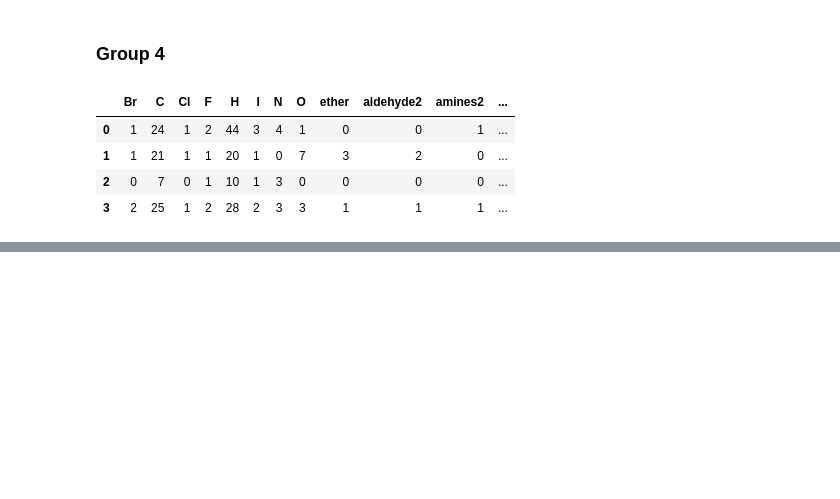
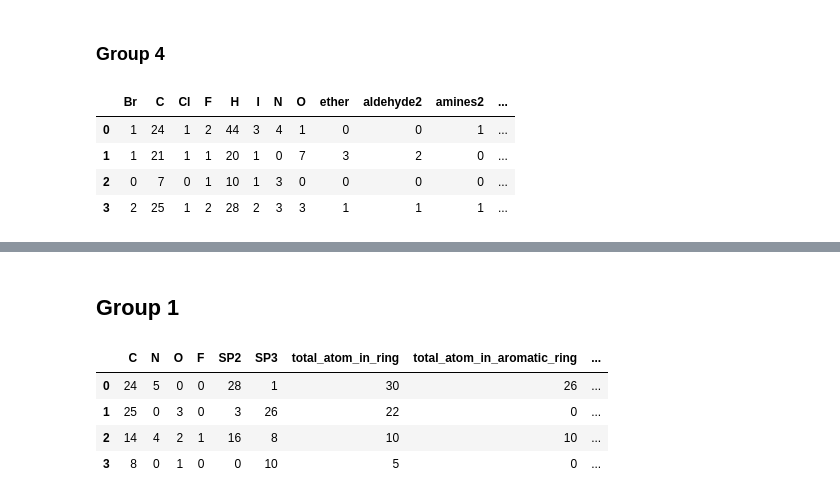
Before and after one commit to Evintkoo/Functional-Group-Analysis, a Jupyter notebook: data_exploration.ipynb, the cells around one changed output, grey strips where cells are left out. Saved outputs shown, nothing was run; the diff lists cells and outputs as text; code cells hidden in the pictures; blank space fills up the shorter version.

```diff
--- a/data_exploration.ipynb
+++ b/data_exploration.ipynb
@@ -453,0 +561,18 @@ cc.loc[:, (cc != 0).any(axis=0)]
+# %% [markdown]
+## Group 1
+# %%
+group_number = 1
+X = np.load(f"data/experiment_2/group_{group_number}/cluster_center.npy")
+tensor_X = torch.from_numpy(X).to(device)
+cc_df = pd.DataFrame(model.decoder(tensor_X).to('cpu').detach().numpy()).astype(int)
+cc_df.columns = feature_list
+new_cc_df = cc_df.loc[:, (cc_df != 0).any(axis=0)]
+new_cc_df.to_csv(f"data/experiment_2/group_{group_number}/decoded_cluster_center.csv", index=False)
+new_cc_df.to_excel(f"data/experiment_2/group_{group_number}/decoded_cluster_center.xlsx", index=False)
+new_cc_df
+# %% [output]
+|  | C | N | O | F | SP2 | SP3 | total_atom_in_ring | total_atom_in_aromatic_ring | ... |
+| 0 | 24 | 5 | 0 | 0 | 28 | 1 | 30 | 26 | ... |
+| 1 | 25 | 0 | 3 | 0 | 3 | 26 | 22 | 0 | ... |
+| 2 | 14 | 4 | 2 | 1 | 16 | 8 | 10 | 10 | ... |
+| 3 | 8 | 0 | 1 | 0 | 0 | 10 | 5 | 0 | ... |
```
Also changed, not shown: parts of 13 cells of this notebook, 34 other files.
